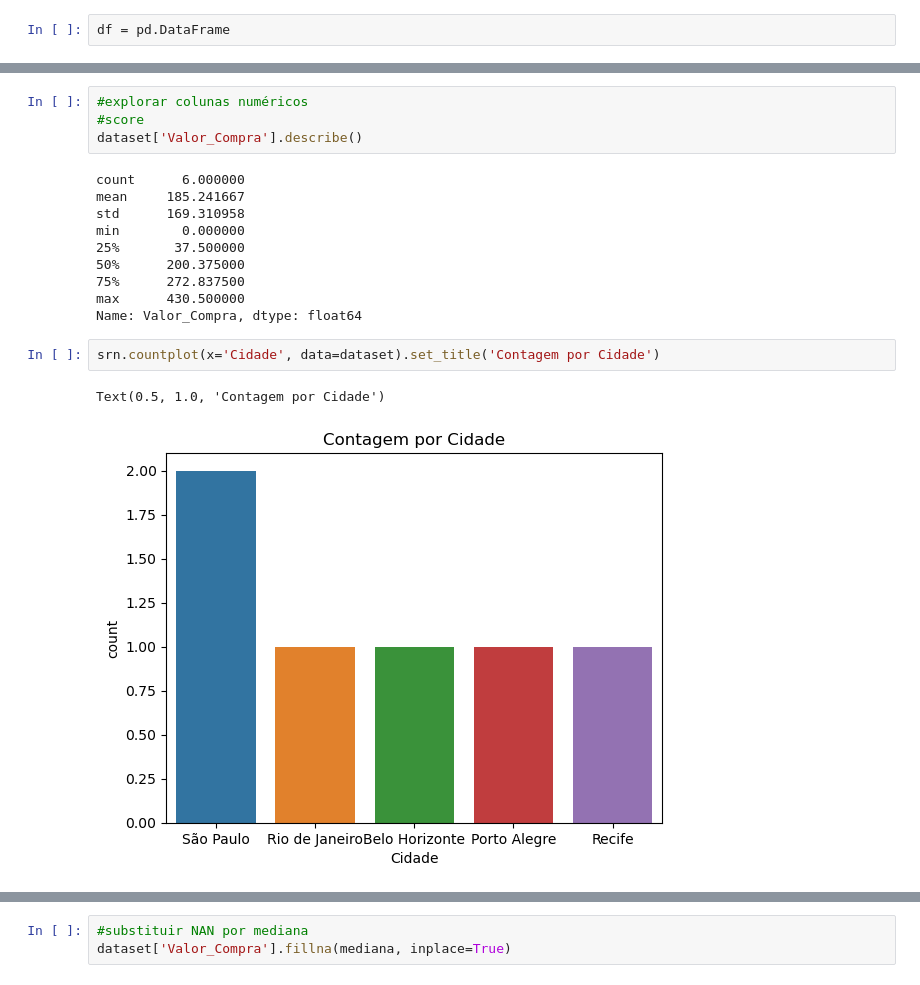
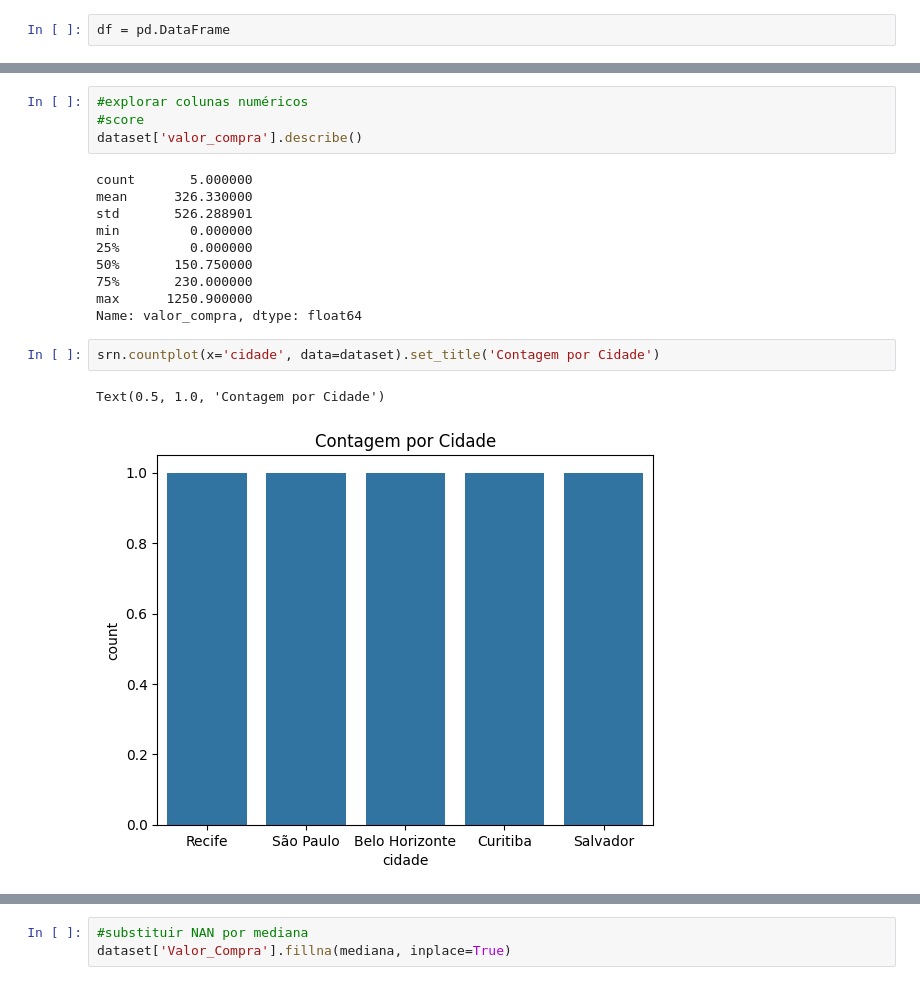
Before and after one commit to VitoriaN27/Python, a Jupyter notebook: limpezadedados.ipynb, the cells around one changed output, grey strips where cells are left out. Drawn from its saved outputs; the diff is of its cells as text.

```diff
--- a/limpezadedados.ipynb
+++ b/limpezadedados.ipynb
@@ -59,22 +57,22 @@ agrupado.plot.bar(color='gray')
 # %%
 #explorar colunas numéricos
 #score
-dataset['Valor_Compra'].describe()
+dataset['valor_compra'].describe()
 # %% [output]
-count      6.000000
-mean     185.241667
-std      169.310958
-min        0.000000
-25%       37.500000
-50%      200.375000
-75%      272.837500
-max      430.500000
-Name: Valor_Compra, dtype: float64
+count       5.000000
+mean      326.330000
+std       526.288901
+min         0.000000
+25%         0.000000
+50%       150.750000
+75%       230.000000
+max      1250.900000
+Name: valor_compra, dtype: float64
 # %%
-srn.countplot(x='Cidade', data=dataset).set_title('Contagem por Cidade')
+srn.countplot(x='cidade', data=dataset).set_title('Contagem por Cidade')
 # %% [output]
 Text(0.5, 1.0, 'Contagem por Cidade')
-[figure, old version]
+[figure, new version]
 # %%
 srn.displot(dataset['Cidade']).set_titles('Cidade')
 # %% [output]
```
Also changed, not shown: parts of 17 cells of this notebook.
